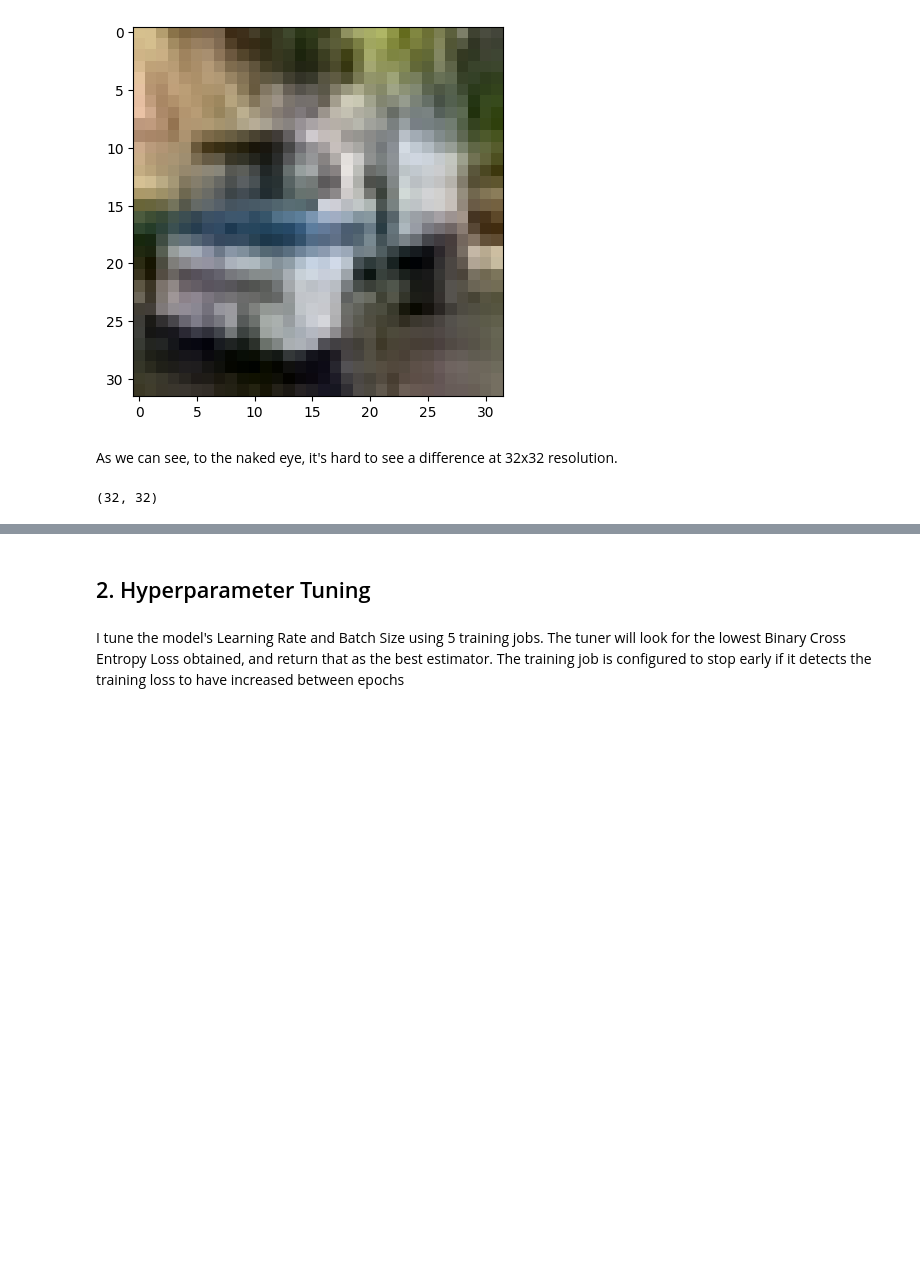
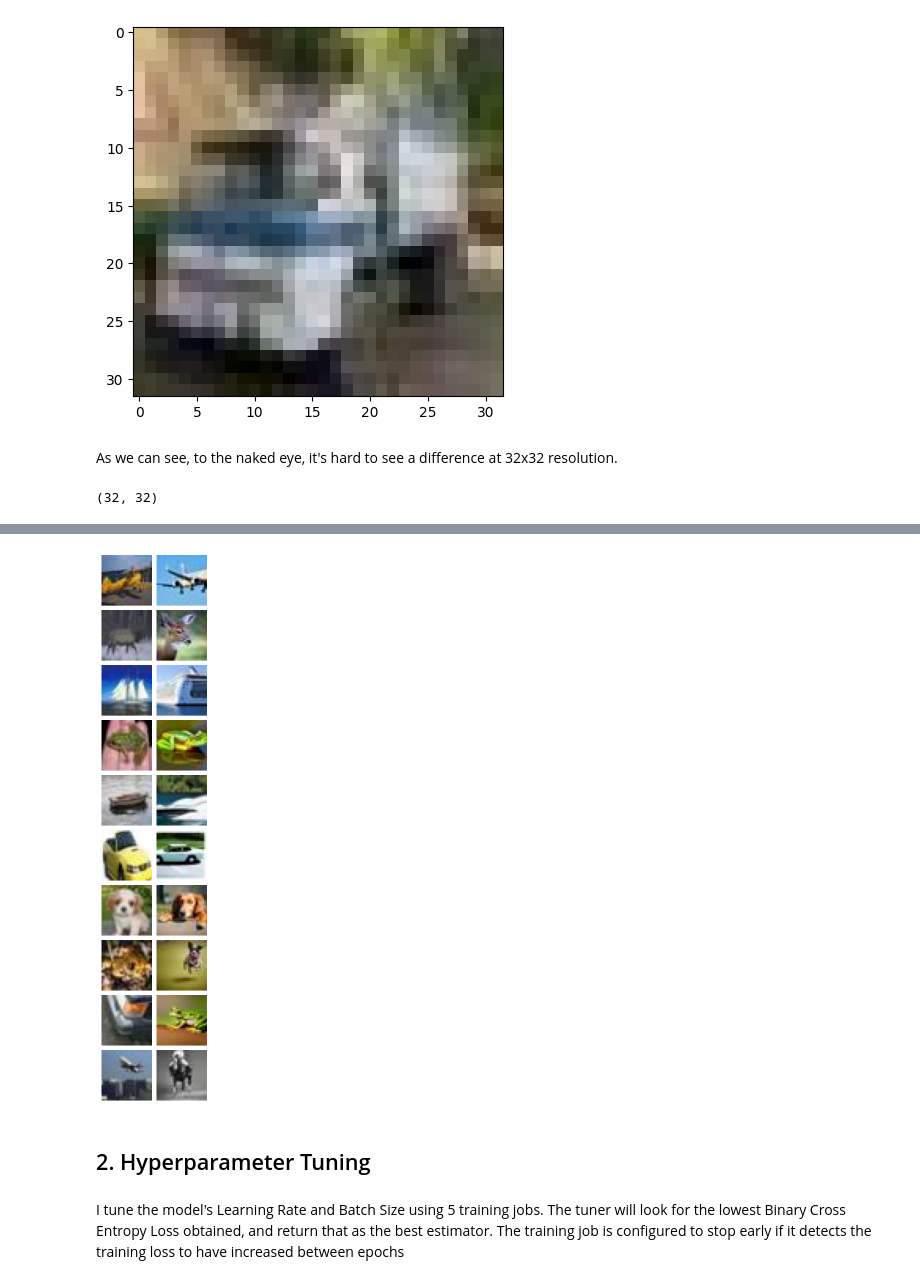
Before and after one commit to es2812/detecting_synthetic_images_aws_sagemaker, a Jupyter notebook: src/train_and_deploy.ipynb, the cells around one changed output, grey strips where cells are left out. Drawn from its saved outputs; the diff is of its cells as text; code cells hidden in the pictures; blank space fills up the shorter version.

```diff
--- a/src/train_and_deploy.ipynb
+++ b/src/train_and_deploy.ipynb
@@ -128,3 +141,15 @@ img.size
+# %%
+f = plt.figure(figsize=(2, 10), layout='constrained')
+axarr = f.subplots(10, 2)
+axes = f.axes
+for i in range(10):
+    axarr[i, 0].imshow(real_images[i])
+    axarr[i, 1].imshow(fake_images[i])
+    axes[i].set_axis_off()
+    axes[i+10].set_axis_off()
+plt.show()
+# %% [output]
+[figure, added]
 # %% [markdown]
 ## 2. Hyperparameter Tuning
 # %% [markdown]
```
Also changed, not shown: parts of 11 cells of this notebook, 30 other files.
